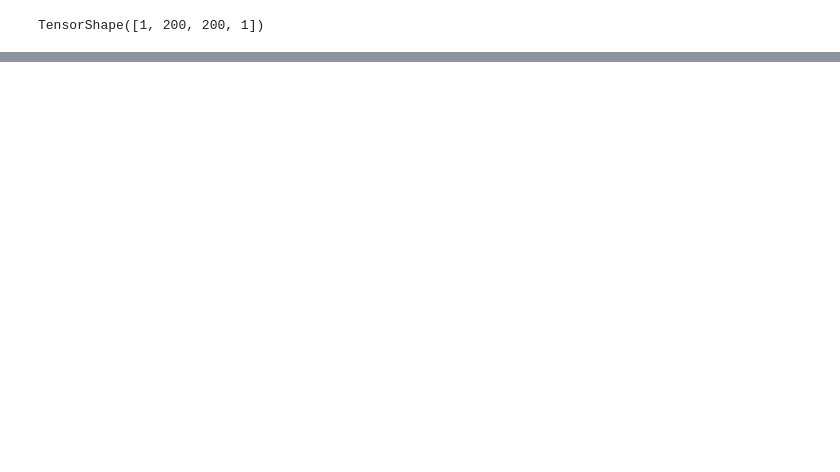
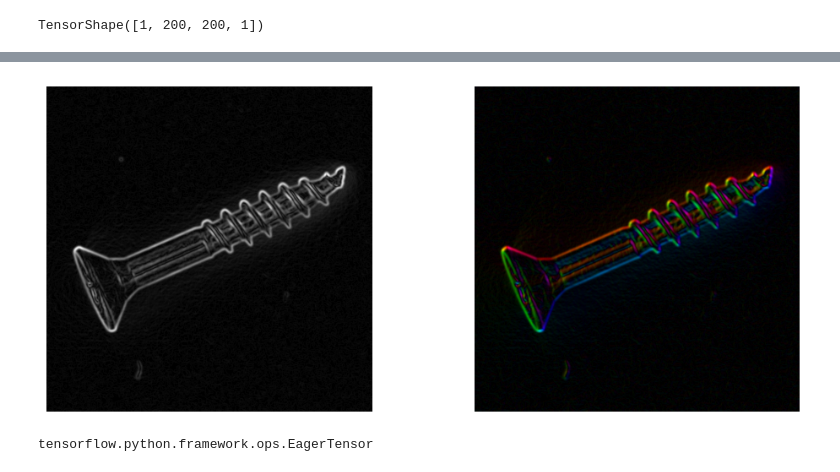
Before and after one commit to DrewAlderfer/anomaly_detection, a Jupyter notebook: new_model.sync.ipynb, the cells around one changed output, grey strips where cells are left out. Saved outputs shown, nothing was run; the diff lists cells and outputs as text; code cells hidden in the pictures; blank space fills up the shorter version.

```diff
--- a/new_model.sync.ipynb
+++ b/new_model.sync.ipynb
@@ -101,4 +77,15 @@ edge_obj.display_edges(cmap='gray')
 # %%
-screw_edges = SobelEdges("./data/screw/test/manipulated_front/011.png", blur=0, resize=(200, 200))
-fig, ax = screw_edges.display_edges(cmap='gray')
-ax.axis('off')
+screw_edges = SobelEdges("./data/screw/test/manipulated_front/011.png", blur=3)
+fig, (ax1, ax2) = plt.subplots(1, 2, figsize=(12, 5))
+ax1.imshow(screw_edges.bw_edges(), cmap='gray')
+ax1.axis('off')
+ax2.imshow(screw_edges.rgb_edges())
+ax2.axis('off')
+plt.savefig('./images/screw_edges.png')
+plt.show()
+# %% [output]
+[figure, added]
+# %%
+type(screw_edges.get_rgb_edges())
+# %% [output]
+tensorflow.python.framework.ops.EagerTensor
```
Also changed, not shown: parts of 10 cells of this notebook, 4 other files.
